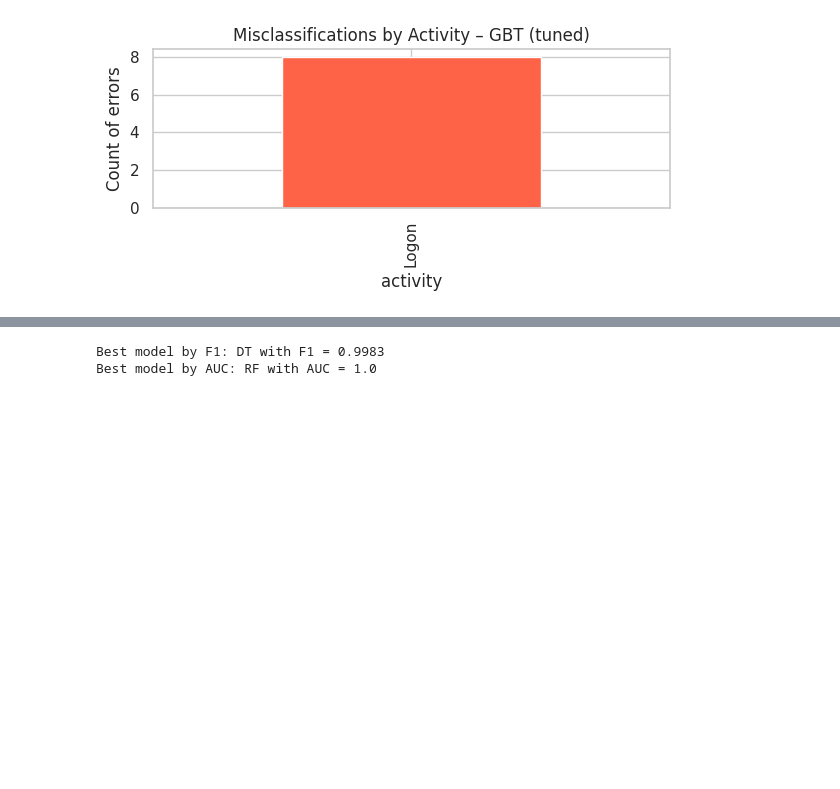
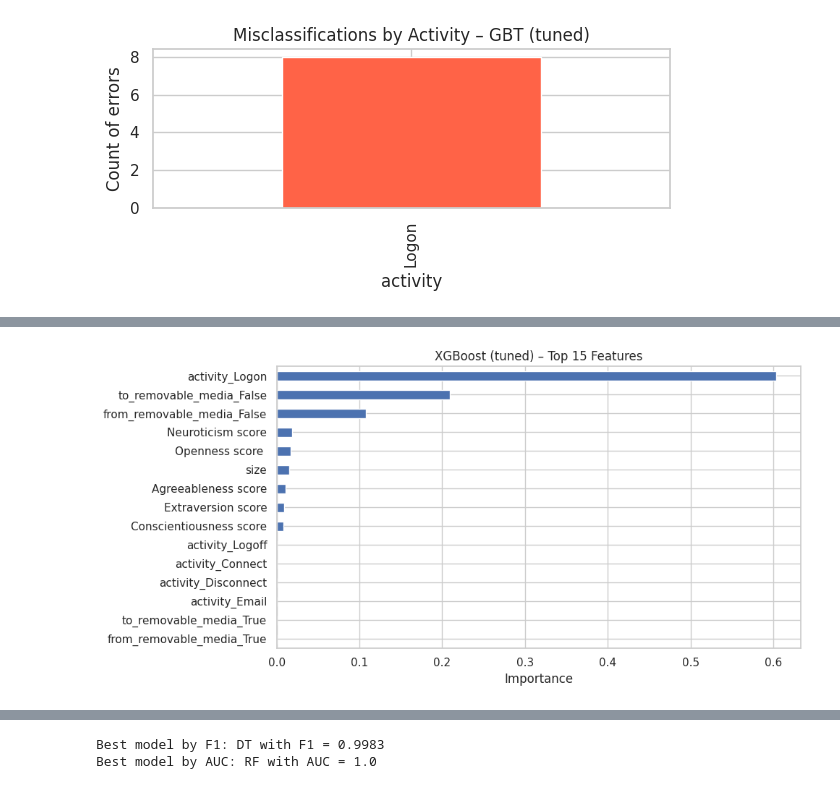
Before and after one commit to egyinmoe/Detecting-Insider-Threats-through-Behavioral-AI_Dissertation, a Jupyter notebook: Ver2_Insiderthreat_withgithub.ipynb, the cells around one changed output, grey strips where cells are left out. Saved outputs shown, nothing was run; the diff lists cells and outputs as text; code cells hidden in the pictures; blank space fills up the shorter version.

```diff
--- a/Ver2_Insiderthreat_withgithub.ipynb
+++ b/Ver2_Insiderthreat_withgithub.ipynb
@@ -1501,0 +1407,15 @@ Name: count, dtype: int64
+# %%
+#XGBoost (tuned) feature importance
+xgb_model_only = xgb_best.named_steps["model"]
+xgb_importances = pd.Series(
+    xgb_model_only.feature_importances_,
+    index=all_feature_names
+).sort_values(ascending=False)
+plt.figure(figsize=(10,5))
+xgb_importances.head(15).iloc[::-1].plot(kind="barh")
+plt.title("XGBoost (tuned) – Top 15 Features")
+plt.xlabel("Importance")
+plt.tight_layout()
+plt.show()
+# %% [output]
+[figure, added]
```
Also changed, not shown: parts of 126 cells of this notebook.
